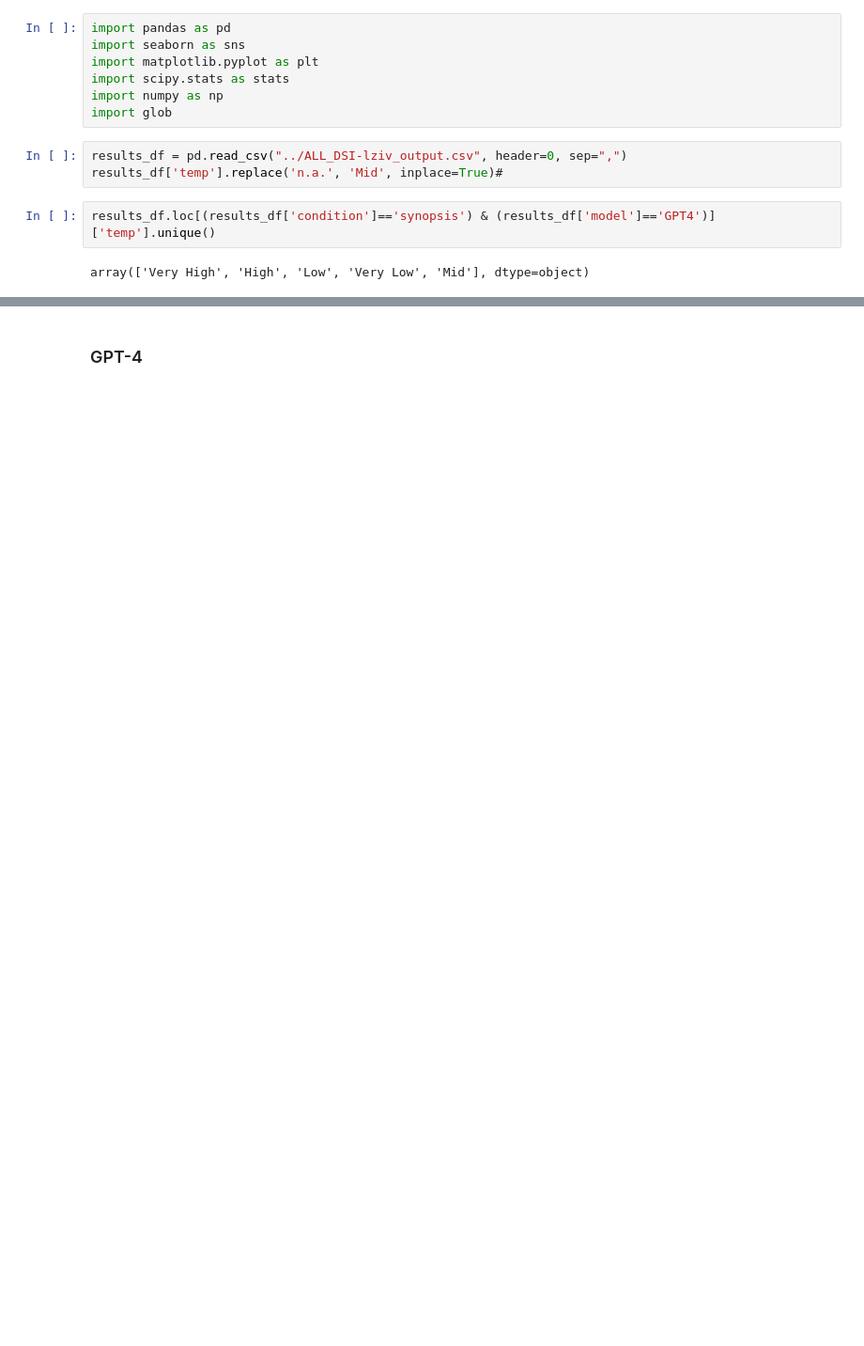
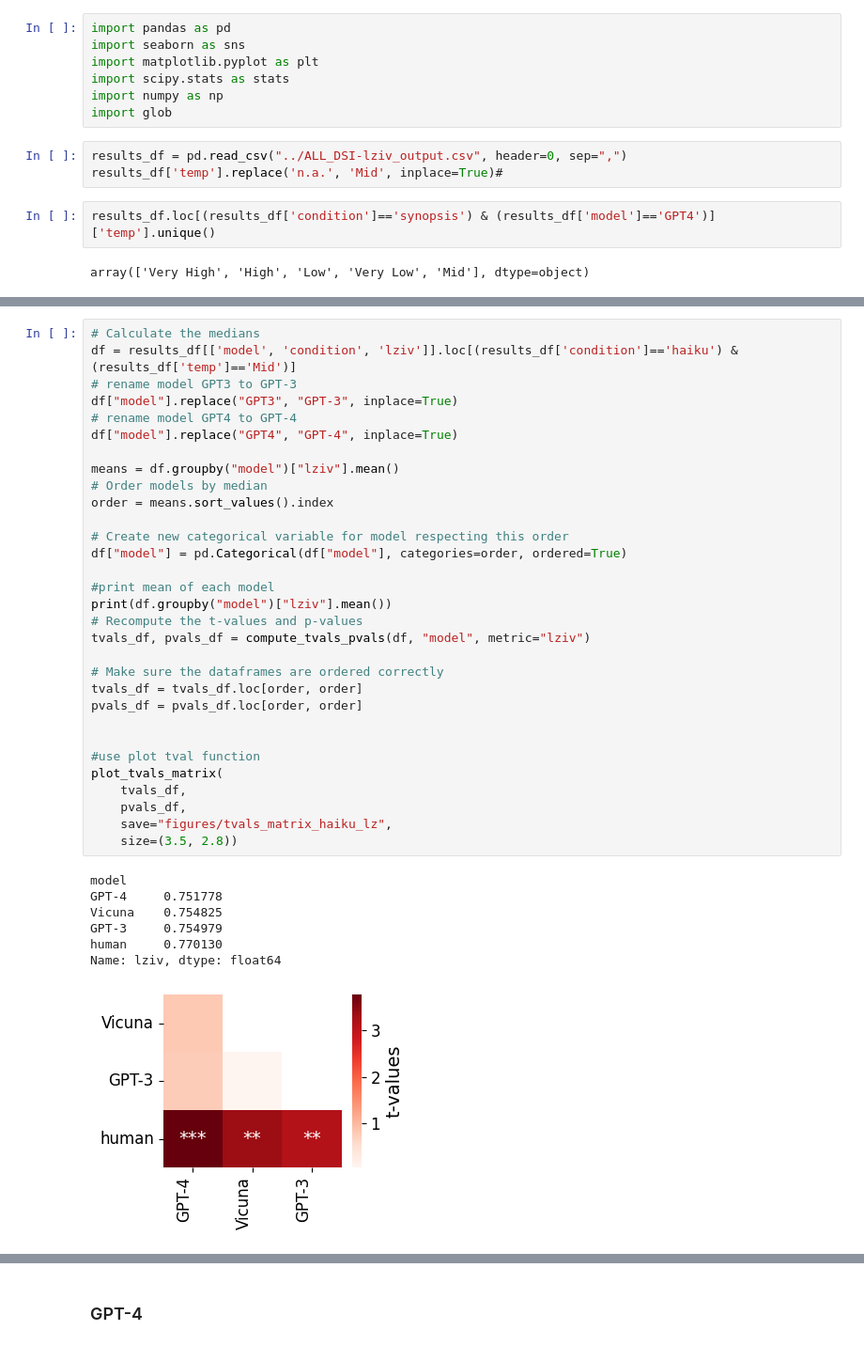
Before and after one commit to AntoineBellemare/DAT_GPT, a Jupyter notebook: notebook/lempel_ziv_visualization.ipynb, the cells around one changed output, grey strips where cells are left out. Shown at 94% size. Drawn from its saved outputs; the diff is of its cells as text; blank space fills up the shorter version.

```diff
--- a/notebook/lempel_ziv_visualization.ipynb
+++ b/notebook/lempel_ziv_visualization.ipynb
@@ -99,0 +230,39 @@ Works: flash-fiction Mid-Low
+# %%
+# Calculate the medians
+df = results_df[['model', 'condition', 'lziv']].loc[(results_df['condition']=='haiku') & (results_df['temp']=='Mid')]
+# rename model GPT3 to GPT-3
+df["model"].replace("GPT3", "GPT-3", inplace=True)
+# rename model GPT4 to GPT-4
+df["model"].replace("GPT4", "GPT-4", inplace=True)
+
+means = df.groupby("model")["lziv"].mean()
+# Order models by median
+order = means.sort_values().index
+
+# Create new categorical variable for model respecting this order
+df["model"] = pd.Categorical(df["model"], categories=order, ordered=True)
+
+#print mean of each model
+print(df.groupby("model")["lziv"].mean())
+# Recompute the t-values and p-values
+tvals_df, pvals_df = compute_tvals_pvals(df, "model", metric="lziv")
+
+# Make sure the dataframes are ordered correctly
+tvals_df = tvals_df.loc[order, order]
+pvals_df = pvals_df.loc[order, order]
+
+
+#use plot tval function
+plot_tvals_matrix(
+    tvals_df,
+    pvals_df,
+    save="figures/tvals_matrix_haiku_lz",
+    size=(3.5, 2.8))
+# %% [output]
+model
+GPT-4     0.751778
+Vicuna    0.754825
+GPT-3     0.754979
+human     0.770130
+Name: lziv, dtype: float64
+[figure, added]
```
Also changed, not shown: parts of 18 cells of this notebook, 7 other files.
